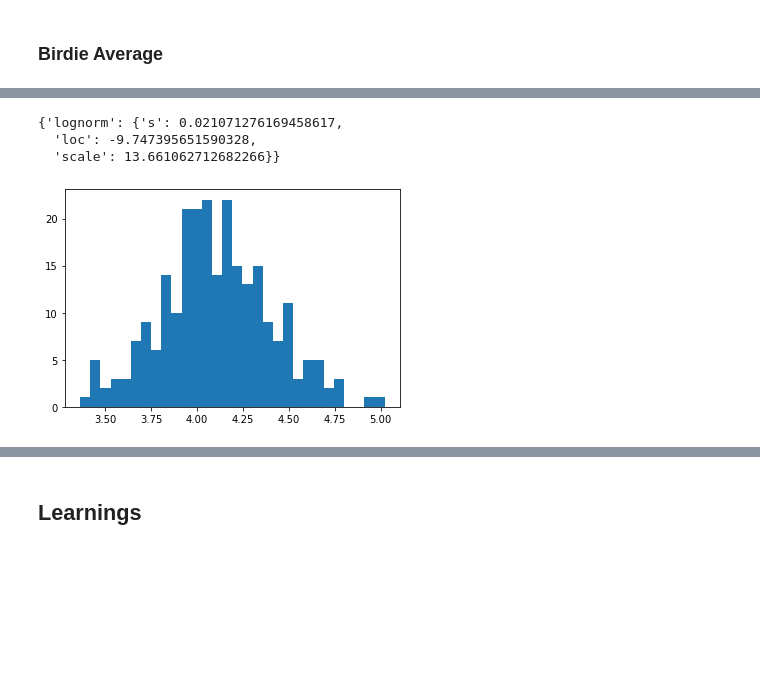
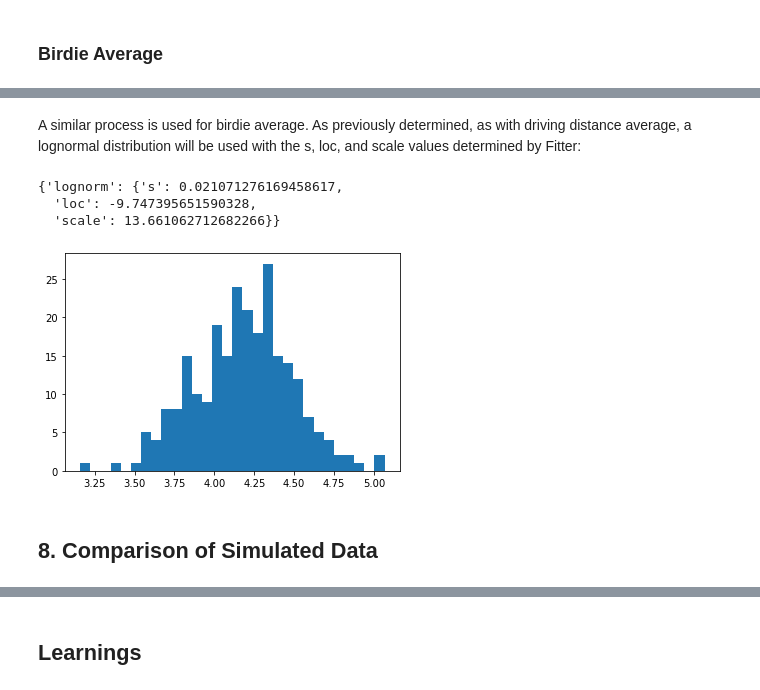
Before and after one commit to AndyWalker81/ProgrammingForDataAnalysis_Project, a Jupyter notebook: Programming_Project.ipynb, the cells around one changed output, grey strips where cells are left out. Drawn from its saved outputs; the diff is of its cells as text; code cells hidden in the pictures; blank space fills up the shorter version.

```diff
--- a/Programming_Project.ipynb
+++ b/Programming_Project.ipynb
@@ -657,14 +632,8 @@ mean_birdies_2030
-# %%
-birdies_list
-# %% [output]
-{'lognorm': {'s': 0.021071276169458617,
-  'loc': -9.747395651590328,
-  'scale': 13.661062712682266}}
-# %%
-s=0.021071276169458617
-birdies_2030 = lognorm.rvs(s, loc=-9.5384, scale=13.661062712682266, size=250) # use the mean value determined for the loc and the scale is determined using fitter
-plt.hist(birdies_2030, bins=30)
-
-plt.show()
-# %% [output]
-[figure, removed]
+# %% [markdown]
+A similar process is used for birdie average. As previously determined, as with driving distance average, a lognormal distribution will be used with the s, loc, and scale values determined by Fitter:
+# %%
+birdies_list
+# %% [output]
+{'lognorm': {'s': 0.021071276169458617,
+  'loc': -9.747395651590328,
+  'scale': 13.661062712682266}}
@@ -670,0 +644,9 @@ plt.show()
+# %%
+birdies_2030 = lognorm.rvs(s=birdies_s, loc=birdies_loc, scale=birdies_scale, size=250)
+plt.hist(birdies_2030, bins=30)
+
+plt.show()
+# %% [output]
+[figure, added]
+# %% [markdown]
+## 8. Comparison of Simulated Data
```
Also changed, not shown: parts of 45 cells of this notebook.
